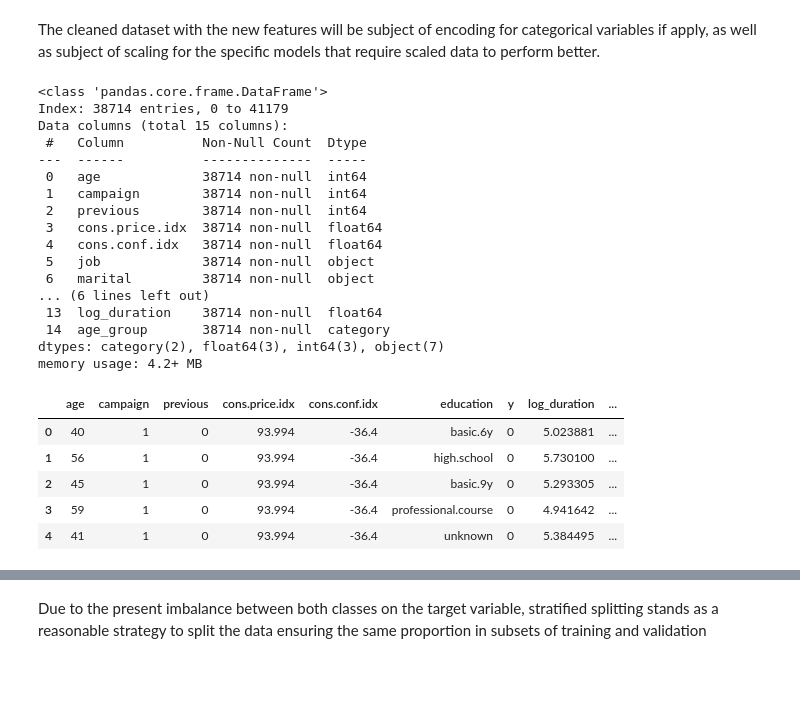
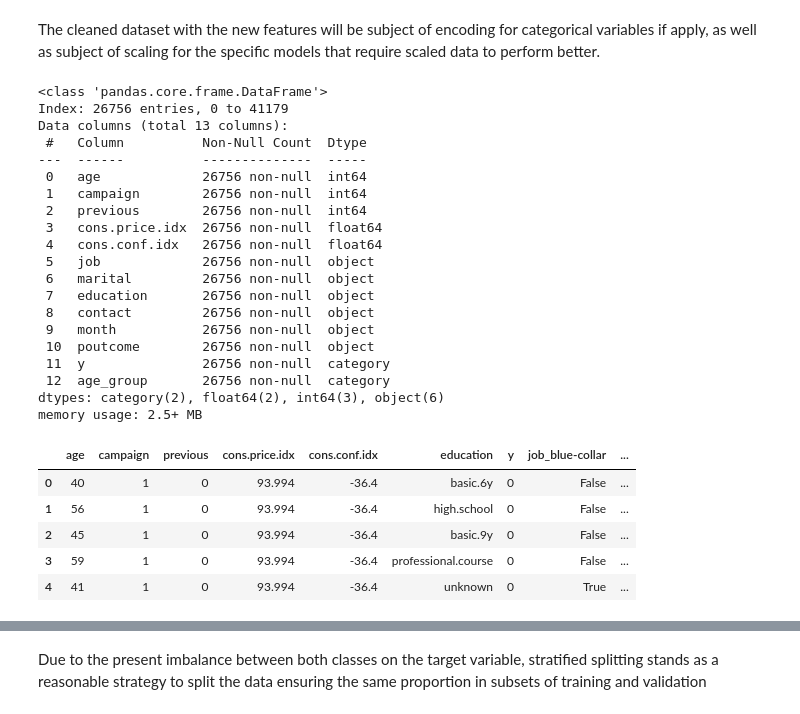
Before and after one commit to jdbalsero/STDS_at3, a Jupyter notebook: Assignment3Modeling.ipynb, the cells around one changed output, grey strips where cells are left out. Saved outputs shown, nothing was run; the diff lists cells and outputs as text; code cells hidden in the pictures; blank space fills up the shorter version.

```diff
--- a/Assignment3Modeling.ipynb
+++ b/Assignment3Modeling.ipynb
@@ -111,5 +113,5 @@ memory usage: 6.3+ MB
 # %%
-data.drop('pdays', axis=1, inplace=True)
+data.drop(['pdays', 'default', 'duration'], axis=1, inplace=True)
 # %%
 # Correlation analysis for numerical columns
 numerical_columns = data.select_dtypes(include = ['int64', 'float64']).columns
@@ -236,8 +238,8 @@ plt.show()
 # %% [markdown]
 Correlation ratio analysis confirms the results of the chi-square test showing that housing and loan are not important variables to explain the variability of the campaign outcome. Day of week stands at the third less important feature confirming the decision made by looking at the previous EDA.
 # %%
-data_features_final = ['age', 'duration', 'campaign', 'previous', 'cons.price.idx', 'cons.conf.idx',
-                       'job', 'marital', 'education', 'default', 'contact', 'month', 'poutcome', 'y']
+data_features_final = ['age', 'campaign', 'previous', 'cons.price.idx', 'cons.conf.idx',
+                       'job', 'marital', 'education', 'contact', 'month', 'poutcome', 'y']
 # %% [markdown]
 ### Data Cleaning
 # %% [markdown]
@@ -315,19 +314,0 @@ Considering that duration and campaign possess more than 5% of outliers, this da
-# %%
-#Log Transformation for duration column
-data_cleaned['log_duration'] = np.log1p(data_cleaned['duration'])
-
-plt.figure(figsize=(10,4))
-
-plt.subplot(1, 2, 1)
-sns.histplot(data_cleaned['duration'], kde = True)
-plt.title(f"Distribution of duration")
-plt.xlabel('duration')
-plt.ylabel('Frequency')
-
-plt.subplot(1, 2, 2)
-sns.histplot(data_cleaned['log_duration'], kde = True)
-plt.title(f"Distribution of duration transformed")
-plt.xlabel('duration')
-plt.ylabel('Frequency')
-
-data_cleaned.drop('duration', axis=1, inplace=True)
@@ -374,32 +345,35 @@ The cleaned dataset with the new features will be subject of encoding for catego
 data_cleaned.info()
 # %% [output]
 <class 'pandas.core.frame.DataFrame'>
-Index: 38714 entries, 0 to 41179
-Data columns (total 15 columns):
+Index: 26756 entries, 0 to 41179
+Data columns (total 13 columns):
  #   Column          Non-Null Count  Dtype
 ---  ------          --------------  -----
- 0   age             38714 non-null  int64
- 1   campaign        38714 non-null  int64
- 2   previous        38714 non-null  int64
- 3   cons.price.idx  38714 non-null  float64
- 4   cons.conf.idx   38714 non-null  float64
- 5   job             38714 non-null  object
- 6   marital         38714 non-null  object
-... (6 lines left out)
- 13  log_duration    38714 non-null  float64
- 14  age_group       38714 non-null  category
-dtypes: category(2), float64(3), int64(3), object(7)
-memory usage: 4.2+ MB
+ 0   age             26756 non-null  int64
+ 1   campaign        26756 non-null  int64
+ 2   previous        26756 non-null  int64
+ 3   cons.price.idx  26756 non-null  float64
+ 4   cons.conf.idx   26756 non-null  float64
+ 5   job             26756 non-null  object
+ 6   marital         26756 non-null  object
+ 7   education       26756 non-null  object
+ 8   contact         26756 non-null  object
+ 9   month           26756 non-null  object
+ 10  poutcome        26756 non-null  object
+ 11  y               26756 non-null  category
+ 12  age_group       26756 non-null  category
+dtypes: category(2), float64(2), int64(3), object(6)
+memory usage: 2.5+ MB
 # %%
-one_hot_columns = ['job', 'marital', 'default', 'contact', 'age_group', 'month', 'poutcome']
-data_cleaned = pd.get_dummies(data_cleaned, columns=one_hot_columns, drop_first=True)
-data_cleaned.head()
+one_hot_columns = ['job', 'marital', 'contact', 'age_group', 'month', 'poutcome']
+data_encoded = pd.get_dummies(data_cleaned, columns=one_hot_columns, drop_first=True)
+data_encoded.head()
 # %% [output]
-|  | age | campaign | previous | cons.price.idx | cons.conf.idx | education | y | log_duration | ... |
-| 0 | 40 | 1 | 0 | 93.994 | -36.4 | basic.6y | 0 | 5.023881 | ... |
-| 1 | 56 | 1 | 0 | 93.994 | -36.4 | high.school | 0 | 5.730100 | ... |
-| 2 | 45 | 1 | 0 | 93.994 | -36.4 | basic.9y | 0 | 5.293305 | ... |
-| 3 | 59 | 1 | 0 | 93.994 | -36.4 | professional.course | 0 | 4.941642 | ... |
-| 4 | 41 | 1 | 0 | 93.994 | -36.4 | unknown | 0 | 5.384495 | ... |
+|  | age | campaign | previous | cons.price.idx | cons.conf.idx | education | y | job_blue-collar | ... |
+| 0 | 40 | 1 | 0 | 93.994 | -36.4 | basic.6y | 0 | False | ... |
+| 1 | 56 | 1 | 0 | 93.994 | -36.4 | high.school | 0 | False | ... |
+| 2 | 45 | 1 | 0 | 93.994 | -36.4 | basic.9y | 0 | False | ... |
+| 3 | 59 | 1 | 0 | 93.994 | -36.4 | professional.course | 0 | False | ... |
+| 4 | 41 | 1 | 0 | 93.994 | -36.4 | unknown | 0 | True | ... |
 # %%
 encoder = OrdinalEncoder(categories=[['unknown', 'illiterate', 'basic.4y', 'basic.6y', 'basic.9y', 'high.school', 'professional.course', 'university.degree']])
```
Also changed, not shown: parts of 55 cells of this notebook, 5 other files.
